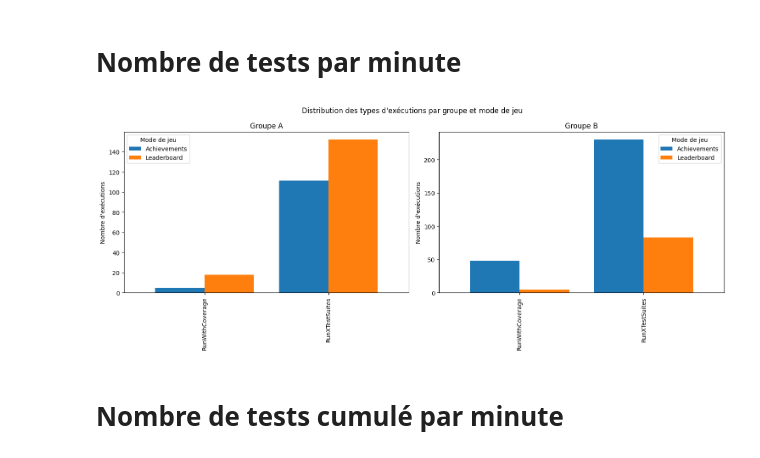
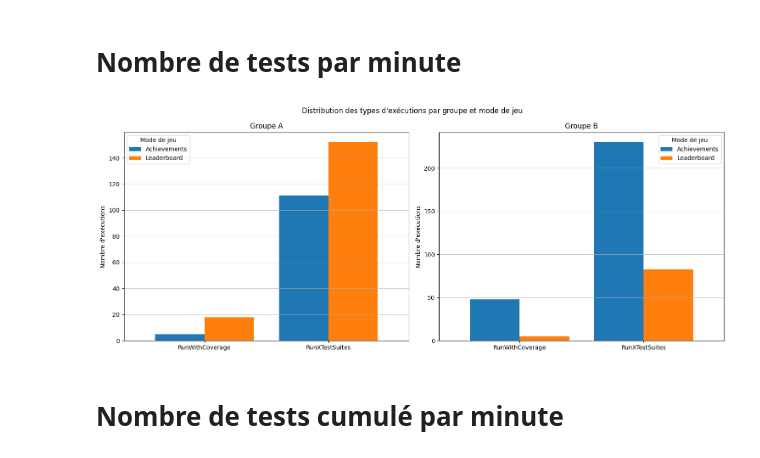
Before and after one commit to ThibBer/MemoireDataAnalytics, a Jupyter notebook: notebooks/analysis/Performance.ipynb, the cells around one changed output. Saved outputs shown, nothing was run; the diff lists cells and outputs as text; code cells hidden in the pictures.

```diff
--- a/notebooks/analysis/Performance.ipynb
+++ b/notebooks/analysis/Performance.ipynb
@@ -101,42 +101,46 @@ group_a_data = pd.DataFrame({
 
 group_a_data.plot(kind='bar', ax=ax1, width=0.8)
 ax1.set_title("Groupe A")
 ax1.set_ylabel("Nombre d'exécutions")
 ax1.legend(title="Mode de jeu")
+ax1.grid(True, axis='y', alpha=0.7)
+ax1.tick_params(axis='x', rotation=0)
 
 # Groupe B
 group_b_achievements = run_data[(run_data['group'] == 'B') & (run_data['game_mode'] == 'Achievements')]
 group_b_leaderboard = run_data[(run_data['group'] == 'B') & (run_data['game_mode'] == 'Leaderboard')]
 
 group_b_rwc_achievement = \
-group_b_achievements[group_b_achievements['achievement'] == 'RunWithCoverageAchievement']['count'].values[0] if not \
-group_b_achievements[group_b_achievements['achievement'] == 'RunWithCoverageAchievement'].empty else 0
+    group_b_achievements[group_b_achievements['achievement'] == 'RunWithCoverageAchievement']['count'].values[0] if not \
+        group_b_achievements[group_b_achievements['achievement'] == 'RunWithCoverageAchievement'].empty else 0
 group_b_rxts_achievement = \
-group_b_achievements[group_b_achievements['achievement'] == 'RunXTestSuitesAchievement']['count'].values[0] if not \
-group_b_achievements[group_b_achievements['achievement'] == 'RunXTestSuitesAchievement'].empty else 0
+    group_b_achievements[group_b_achievements['achievement'] == 'RunXTestSuitesAchievement']['count'].values[0] if not \
+        group_b_achievements[group_b_achievements['achievement'] == 'RunXTestSuitesAchievement'].empty else 0
 group_b_rwc_leaderboard = \
-group_b_leaderboard[group_b_leaderboard['achievement'] == 'RunWithCoverageAchievement']['count'].values[0] if not \
-group_b_leaderboard[group_b_leaderboard['achievement'] == 'RunWithCoverageAchievement'].empty else 0
+    group_b_leaderboard[group_b_leaderboard['achievement'] == 'RunWithCoverageAchievement']['count'].values[0] if not \
+        group_b_leaderboard[group_b_leaderboard['achievement'] == 'RunWithCoverageAchievement'].empty else 0
 group_b_rxts_leaderboard = \
-group_b_leaderboard[group_b_leaderboard['achievement'] == 'RunXTestSuitesAchievement']['count'].values[0] if not \
-group_b_leaderboard[group_b_leaderboard['achievement'] == 'RunXTestSuitesAchievement'].empty else 0
+    group_b_leaderboard[group_b_leaderboard['achievement'] == 'RunXTestSuitesAchievement']['count'].values[0] if not \
+        group_b_leaderboard[group_b_leaderboard['achievement'] == 'RunXTestSuitesAchievement'].empty else 0
 
 group_b_data = pd.DataFrame({
     'Achievements': [group_b_rwc_achievement, group_b_rxts_achievement],
     'Leaderboard': [group_b_rwc_leaderboard, group_b_rxts_leaderboard]
 }, index=['RunWithCoverage', 'RunXTestSuites'])
 
 group_b_data.plot(kind='bar', ax=ax2, width=0.8)
 ax2.set_title("Groupe B")
 ax2.set_ylabel("Nombre d'exécutions")
 ax2.legend(title="Mode de jeu")
+ax2.grid(True, axis='y', alpha=0.7)
+ax2.tick_params(axis='x', rotation=0)
 
 plt.suptitle("Distribution des types d'exécutions par groupe et mode de jeu")
 plt.tight_layout()
 plt.savefig(f'{performance_figures_out}/runs_type_by_group_and_game_mode.pdf')
 plt.show()
 # %% [output]
-[figure, old version]
+[figure, new version]
 # %% [markdown]
 # Nombre de tests cumulé par minute
 # %%
```
Also changed, not shown: parts of 1 cell of this notebook, 26 other files.
